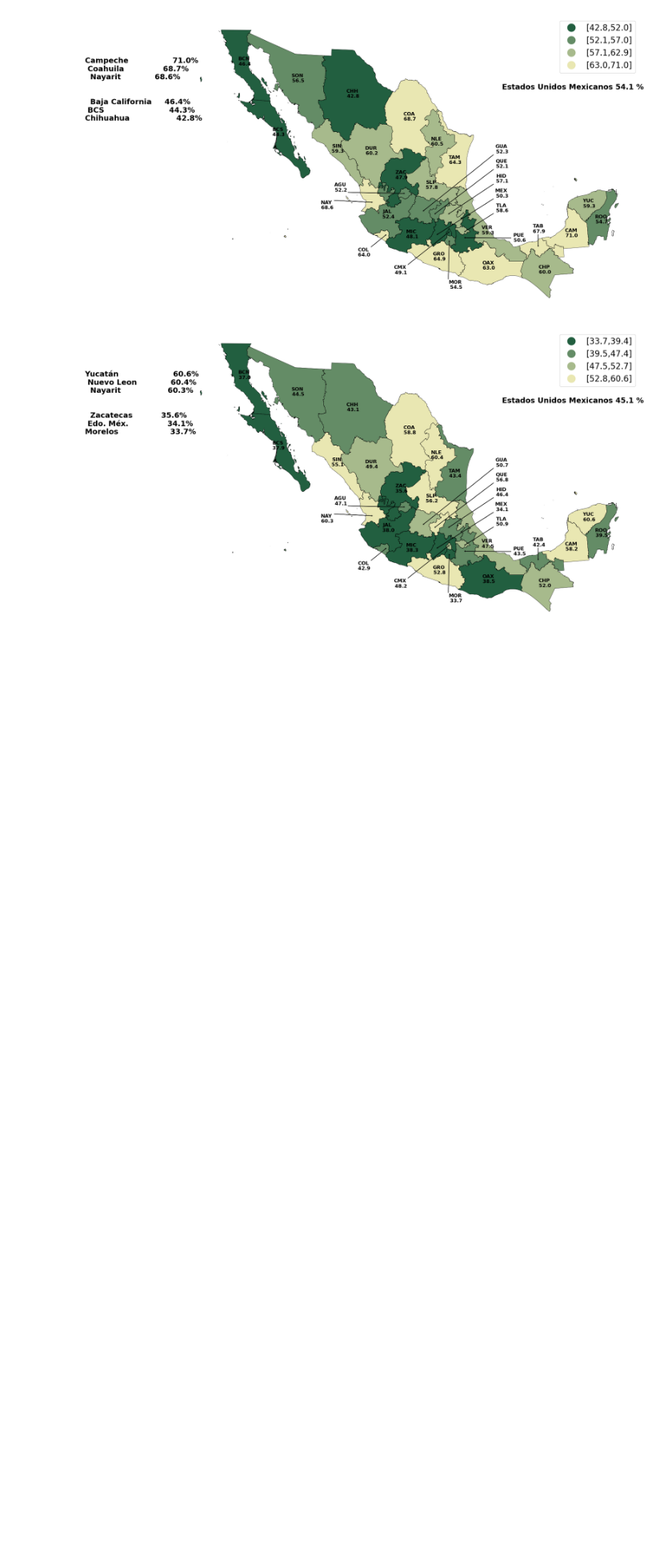
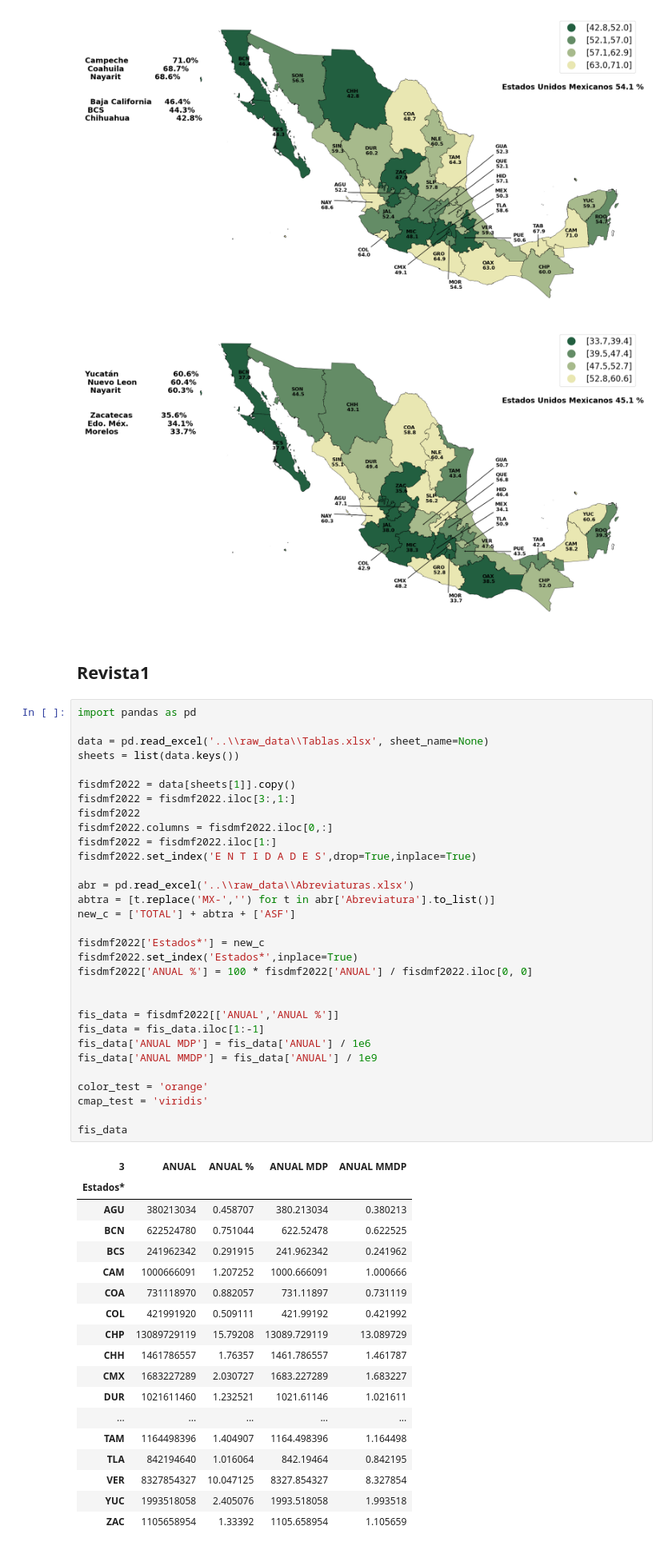
Before and after one commit to Dust1920/SIM26, a Jupyter notebook: visualization/maps_mexico.ipynb, the cells around one changed output. Shown at 80% size. Cells and saved outputs as stored; diff of their text form; blank space fills up the shorter version.

```diff
--- a/visualization/maps_mexico.ipynb
+++ b/visualization/maps_mexico.ipynb
@@ -544,3 +544,55 @@ mexico_map(cmap_revista, 'Conf-Cat-GE', mexico_conf, ad_data = 'Gobierno Estatal
 # %% [output]
 [figure]
 [figure]
+# %% [markdown]
+## Revista1
+# %%
+import pandas as pd
+
+data = pd.read_excel('..\\raw_data\\Tablas.xlsx', sheet_name=None)
+sheets = list(data.keys())
+
+fisdmf2022 = data[sheets[1]].copy()
+fisdmf2022 = fisdmf2022.iloc[3:,1:]
+fisdmf2022
+fisdmf2022.columns = fisdmf2022.iloc[0,:]
+fisdmf2022 = fisdmf2022.iloc[1:]
+fisdmf2022.set_index('E N T I D A D E S',drop=True,inplace=True)
+
+abr = pd.read_excel('..\\raw_data\\Abreviaturas.xlsx')
+abtra = [t.replace('MX-','') for t in abr['Abreviatura'].to_list()]
+new_c = ['TOTAL'] + abtra + ['ASF']
+
+fisdmf2022['Estados*'] = new_c
+fisdmf2022.set_index('Estados*',inplace=True)
+fisdmf2022['ANUAL %'] = 100 * fisdmf2022['ANUAL'] / fisdmf2022.iloc[0, 0]
+
+
+fis_data = fisdmf2022[['ANUAL','ANUAL %']]
+fis_data = fis_data.iloc[1:-1]
+fis_data['ANUAL MDP'] = fis_data['ANUAL'] / 1e6
+fis_data['ANUAL MMDP'] = fis_data['ANUAL'] / 1e9
+
+color_test = 'orange'
+cmap_test = 'viridis'
+
+fis_data
+# %% [output]
+| 3 | ANUAL | ANUAL % | ANUAL MDP | ANUAL MMDP |
+| Estados* |  |  |  |  |
+| AGU | 380213034 | 0.458707 | 380.213034 | 0.380213 |
+| BCN | 622524780 | 0.751044 | 622.52478 | 0.622525 |
+| BCS | 241962342 | 0.291915 | 241.962342 | 0.241962 |
+| CAM | 1000666091 | 1.207252 | 1000.666091 | 1.000666 |
+| COA | 731118970 | 0.882057 | 731.11897 | 0.731119 |
+| COL | 421991920 | 0.509111 | 421.99192 | 0.421992 |
+| CHP | 13089729119 | 15.79208 | 13089.729119 | 13.089729 |
+| CHH | 1461786557 | 1.76357 | 1461.786557 | 1.461787 |
+| CMX | 1683227289 | 2.030727 | 1683.227289 | 1.683227 |
+| DUR | 1021611460 | 1.232521 | 1021.61146 | 1.021611 |
+| ... | ... | ... | ... | ... |
+| TAM | 1164498396 | 1.404907 | 1164.498396 | 1.164498 |
+| TLA | 842194640 | 1.016064 | 842.19464 | 0.842195 |
+| VER | 8327854327 | 10.047125 | 8327.854327 | 8.327854 |
+| YUC | 1993518058 | 2.405076 | 1993.518058 | 1.993518 |
+| ZAC | 1105658954 | 1.33392 | 1105.658954 | 1.105659 |
```
Also changed, not shown: parts of 4 cells of this notebook, 5 other files.
